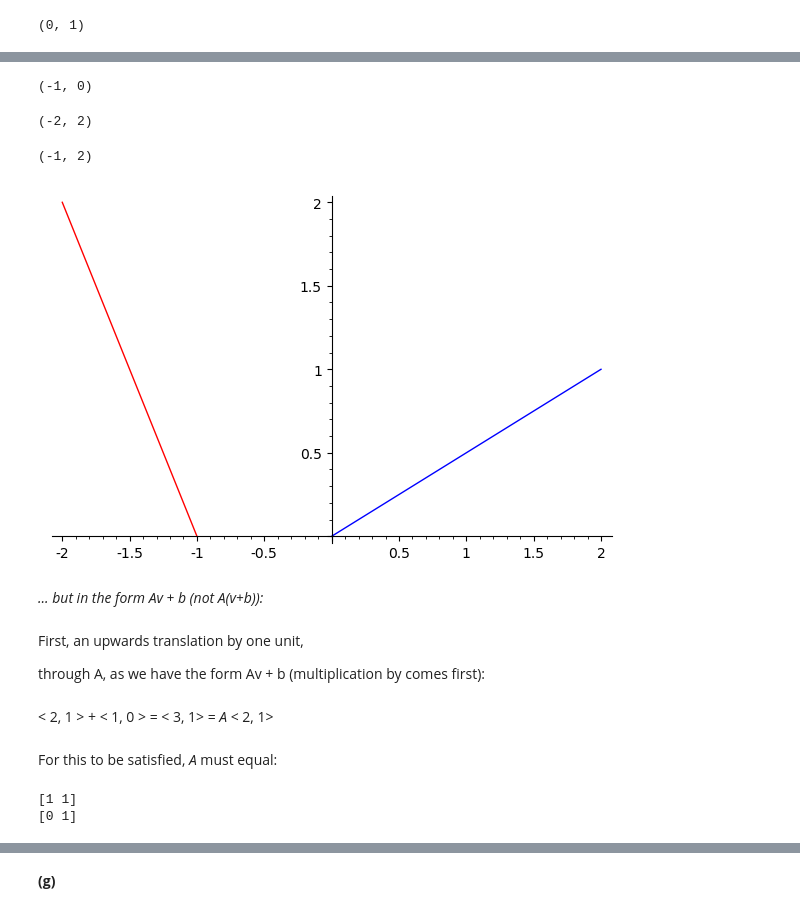
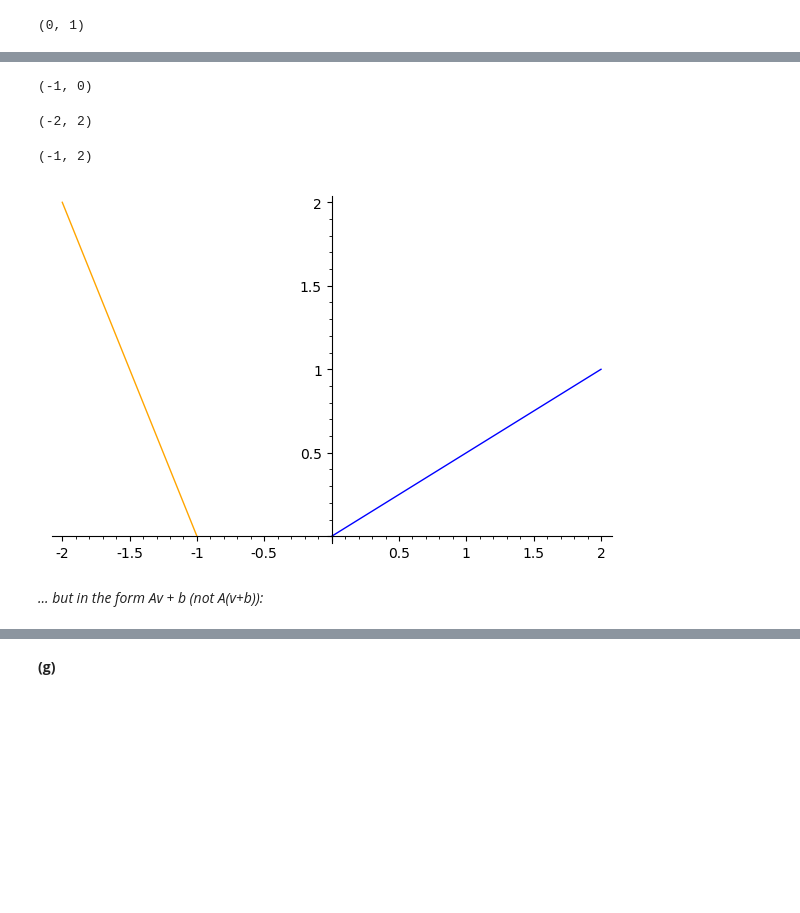
Before and after one commit to magalidebruyn/CS111B-Linear-Mathematical-Systems, a Jupyter notebook: CS111B Final Problemset.ipynb, the cells around one changed output, grey strips where cells are left out. Saved outputs shown, nothing was run; the diff lists cells and outputs as text; code cells hidden in the pictures; blank space fills up the shorter version.

```diff
--- a/CS111B Final Problemset.ipynb
+++ b/CS111B Final Problemset.ipynb
@@ -413,33 +438,21 @@ show(tr_line+v_line)
 # %%
+v_start = vector([0, 0])
+v_end = vector([2, 1])
 tr_start = A*(v_start + b)
 show(tr_start)
 tr_end = A*(v_end + b)
 show(tr_end)
 tr_v = tr_end - tr_start
 show(tr_v)
-tr_line = line([tr_start, tr_end], color='red')
-show(tr_line+v_line)
+tr0_line = line([tr_start, tr_end], color='orange')
+show(tr0_line+v_line)
 # %% [output]
 (-1, 0)
 (-2, 2)
 (-1, 2)
-[figure, old version]
+[figure, new version]
 # %% [markdown]
 _... but in the form A*v + b (not A*(v+b)):_
-# %% [markdown]
-First, an upwards translation by one unit,
-
-through A, as we have the form Av + b (multiplication by comes first):
-# %% [markdown]
-< 2, 1 > + < 1, 0 > = < 3, 1> = _A_ < 2, 1>
-# %% [markdown]
-For this to be satisfied, _A_ must equal:
-# %%
-A = matrix(QQ, 2, 2, [1, 1, 0, 1])
-show(A)
-# %% [output]
-[1 1]
-[0 1]
 # %%
 v_start = vector([0, 0])
 v_end = vector([2, 1])
```
Also changed, not shown: parts of 48 cells of this notebook.
